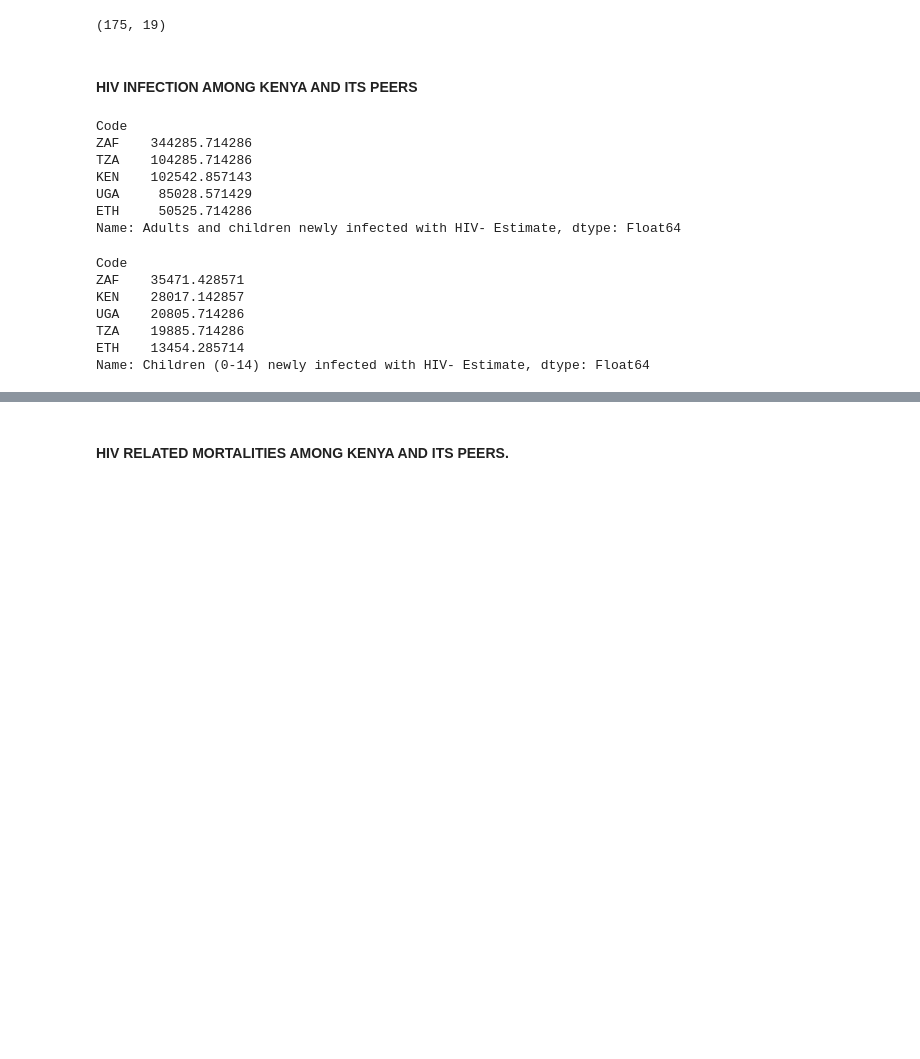
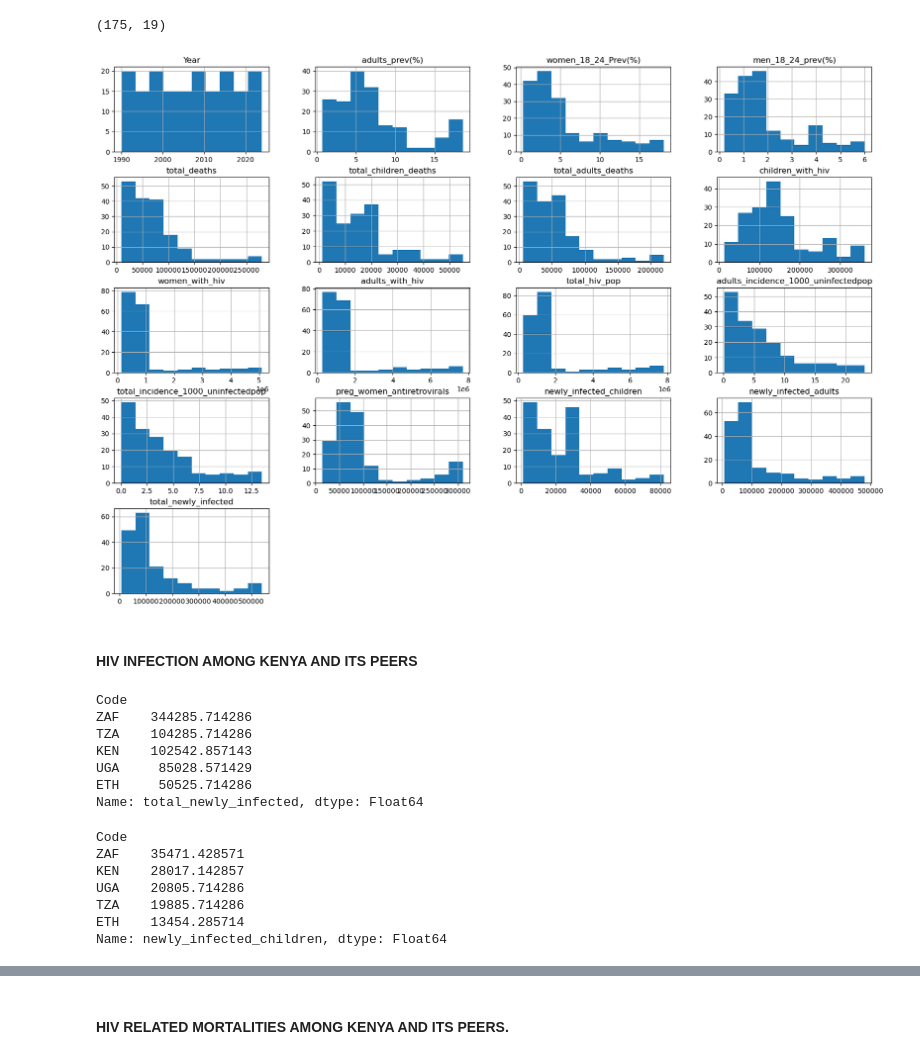
Before and after one commit to motebrian/Forecasting-HIV-new-infections-and-ART-coverage-in-Kenya-vs.-peer-countries, a Jupyter notebook: HIV New Infections & ART Coverage Forecasting .ipynb, the cells around one changed output, grey strips where cells are left out. Cells and saved outputs as stored; diff of their text form; code cells hidden in the pictures; blank space fills up the shorter version.

```diff
--- a/HIV New Infections & ART Coverage Forecasting .ipynb
+++ b/HIV New Infections & ART Coverage Forecasting .ipynb
@@ -20,9 +20,10 @@ def load_cleaning (filepath):
     # Filter Kenya + region + peers
     countries = ['KEN','UGA', 'TZA', 'ZAF', 'ETH']
     kenya_peers = df[df['Code'].isin(countries)].copy()
+    kenya_peers['Country_Region'] = kenya_peers['Country_Region'].replace({'United Republic of Tanzania':'Tanzania'})
     return kenya_peers
 # %%
 # Loading and Cleaning data using the function.
-kenya_peers = load_cleaning("C:\\Users\\MOTE\\Downloads\\Portfolio Data\\HIV Estimates Data.xlsx")
+kenya_peers = load_cleaning(r"D:\2026\Portfolio Data\HIV Estimates Data.xlsx")
 kenya_peers.info()
 # %% [output]
@@ -66,7 +67,7 @@ cols = [
     'AIDS-related deaths among adults (15+)- Estimate'
 ]
 
-kenya_peers[cols] = kenya_peers[cols].applymap(clean_estimate)
+kenya_peers[cols] = kenya_peers[cols].map(clean_estimate)
 
 kenya_peers.info()
 # %% [output]
@@ -143,0 +145,20 @@ memory usage: 29.2+ KB
+# %%
+# Renaming columns
+kenya_peers.rename(columns={'Adults (15-49) prevalence (%)-Estimate':'adults_prev(%)',
+                           'Young women (15-24) prevalence (%)-Estimate':'women_18_24_Prev(%)',
+                           'Young men (15-24) prevalence (%)- Estimate':'men_18_24_prev(%)',
+                           'AIDS-related deaths among adults and children- Estimate':'total_deaths',
+                           'AIDS-related deaths among children (0-14)- Estimate':'total_children_deaths',
+                           'AIDS-related deaths among adults (15+)- Estimate':'total_adults_deaths',
+                           'Estimated children (0-14) living with HIV- Estimate':'children_with_hiv',
+                           'Estimated women (15+) living with HIV- Estimate':'women_with_hiv',
+                           'Estimated adults (15+) living with HIV- Estimate':'adults_with_hiv',
+                           'Estimated adults and children living with HIV- Estimate':'total_hiv_pop',
+                           'Adults (15-49) incidence (per 1000 uninfected population) - Estimate':'adults_incidence_1000_uninfectedpop',
+                           'All ages incidence (per 1000 uninfected population)- Estimate':'total_incidence_1000_uninfectedpop',
+                           'Pregnant women needing antiretrovirals for preventing mother-to-child transmission -Estimate':'preg_women_antiretrovirals',
+                           'Children (0-14) newly infected with HIV- Estimate':'newly_infected_children',
+                           'Adults (15+) newly infected with HIV- Estimate':'newly_infected_adults',
+                           'Adults and children newly infected with HIV- Estimate':'total_newly_infected',
+                           'Country_Region':'country'},inplace=True)
+kenya_peers.head()
@@ -150,11 +178,16 @@ kenya_peers.to_csv(r"C:\\Users\\MOTE\\Downloads\\Portfolio Data\\cleaned_hiv_dat
 kenya_peers.shape
 # %% [output]
 (175, 19)
+# %%
+#Exploring the distribution of numeric columns
+_=kenya_peers.hist(figsize=(20,14))
+# %% [output]
+[figure, added]
 # %% [markdown]
 #### HIV INFECTION AMONG KENYA AND ITS PEERS
 # %%
-# Average Number of infections per year by country
-kenya_peers.groupby('Code')['Adults and children newly infected with HIV- Estimate'].mean().sort_values(ascending=False)
+# Average Number of infections by country
+kenya_peers.groupby('Code')['total_newly_infected'].mean().sort_values(ascending=False)
 # %% [output]
 Code
 ZAF    344285.714286
@@ -162,10 +195,10 @@ TZA    104285.714286
 KEN    102542.857143
 UGA     85028.571429
 ETH     50525.714286
-Name: Adults and children newly infected with HIV- Estimate, dtype: Float64
+Name: total_newly_infected, dtype: Float64
 # %%
 #Average number of child infection by Country
-kenya_peers.groupby('Code')['Children (0-14) newly infected with HIV- Estimate'].mean().sort_values(ascending=False)
+kenya_peers.groupby('Code')['newly_infected_children'].mean().sort_values(ascending=False)
 # %% [output]
 Code
 ZAF    35471.428571
@@ -173,4 +206,4 @@ KEN    28017.142857
 UGA    20805.714286
 TZA    19885.714286
 ETH    13454.285714
-Name: Children (0-14) newly infected with HIV- Estimate, dtype: Float64
+Name: newly_infected_children, dtype: Float64
```
Also changed, not shown: parts of 26 cells of this notebook, 1 other file.
